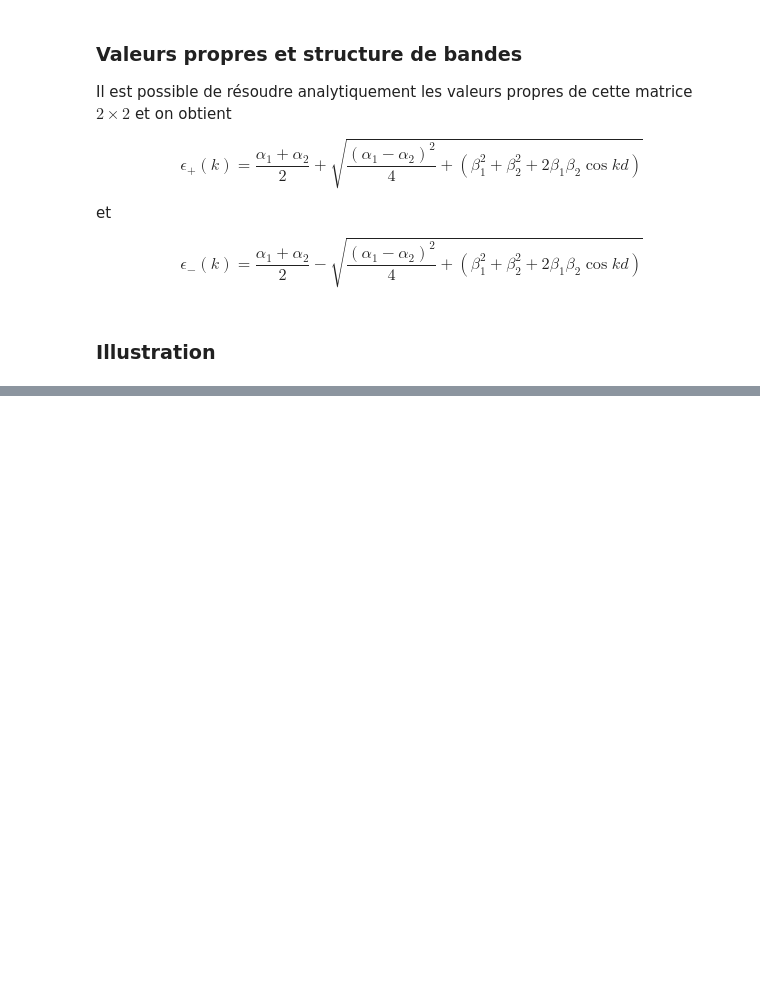
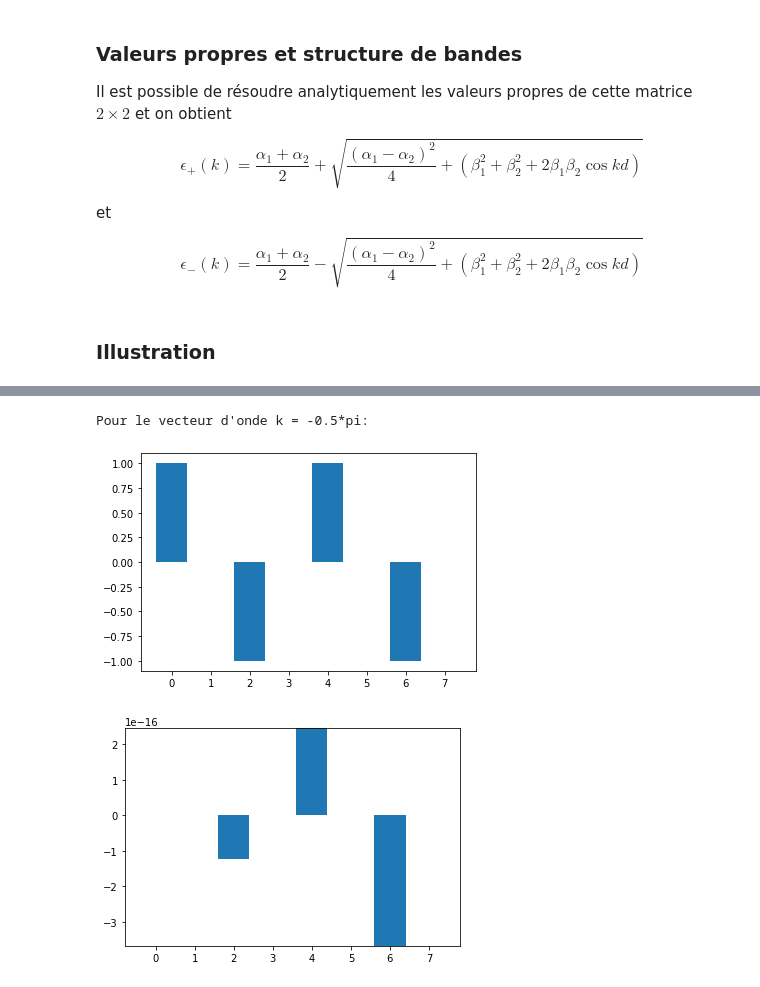
Before and after one commit to vuilleum/2ADENS-Notebooks, a Jupyter notebook: notebooks/BlochTheorem.ipynb, the cells around one changed output, grey strips where cells are left out. Cells and saved outputs as stored; diff of their text form; code cells hidden in the pictures; blank space fills up the shorter version.

```diff
--- a/notebooks/BlochTheorem.ipynb
+++ b/notebooks/BlochTheorem.ipynb
@@ -426,0 +500,16 @@ En reprenant ce que l'on a fait pour le gaz d'électrons, on considère un crist
+# %%
+N=4
+
+ck=np.zeros((N+1,2),dtype=complex)
+dk=np.zeros((N+1,2),dtype=complex)
+eps=np.zeros((N+1,2))
+phi=np.zeros((N+1,2))
+kpt=np.linspace(-np.pi/2,np.pi/2,N+1)
+# %%
+for ik,k in enumerate(kpt):
+    H=hamitonian(alpha1,alpha2,beta1,beta2,d,k)
+    e,v=np.linalg.eigh(H)
+    eps[ik,:]=e
+    phi[ik,:]=np.angle(v[0,:])
+    ck[ik,:]=v[0,:]*np.exp(-1j*phi[ik,:])
+    dk[ik,:]=v[1,:]*np.exp(-1j*phi[ik,:])
@@ -426,0 +520,24 @@ En reprenant ce que l'on a fait pour le gaz d'électrons, on considère un crist
+# %%
+x=np.linspace(0,(2*N-1)*d/2,2*N) # positions des atomes A et B
+
+ik=0
+
+bande=0 # 0: bande de plus basse énergie, 1: bande de plus haute énergie
+
+print("Pour le vecteur d'onde k = {}*pi:".format(kpt[ik]/np.pi))
+
+Psi=np.zeros(2*N,dtype=complex)
+
+for maille in range(N):
+    Psi[2*maille]=ck[ik,bande]*np.exp(1j*kpt[ik]*x[2*maille])
+    Psi[2*maille+1]=dk[ik,bande]*np.exp(1j*kpt[ik]*x[2*maille+1])
+
+plt.bar(x,np.real(Psi))
+plt.show()
+
+plt.bar(x,np.imag(Psi))
+plt.show()
+# %% [output]
+Pour le vecteur d'onde k = -0.5*pi:
+[figure, added]
+[figure, added]
```
Also changed, not shown: parts of 7 cells of this notebook.
